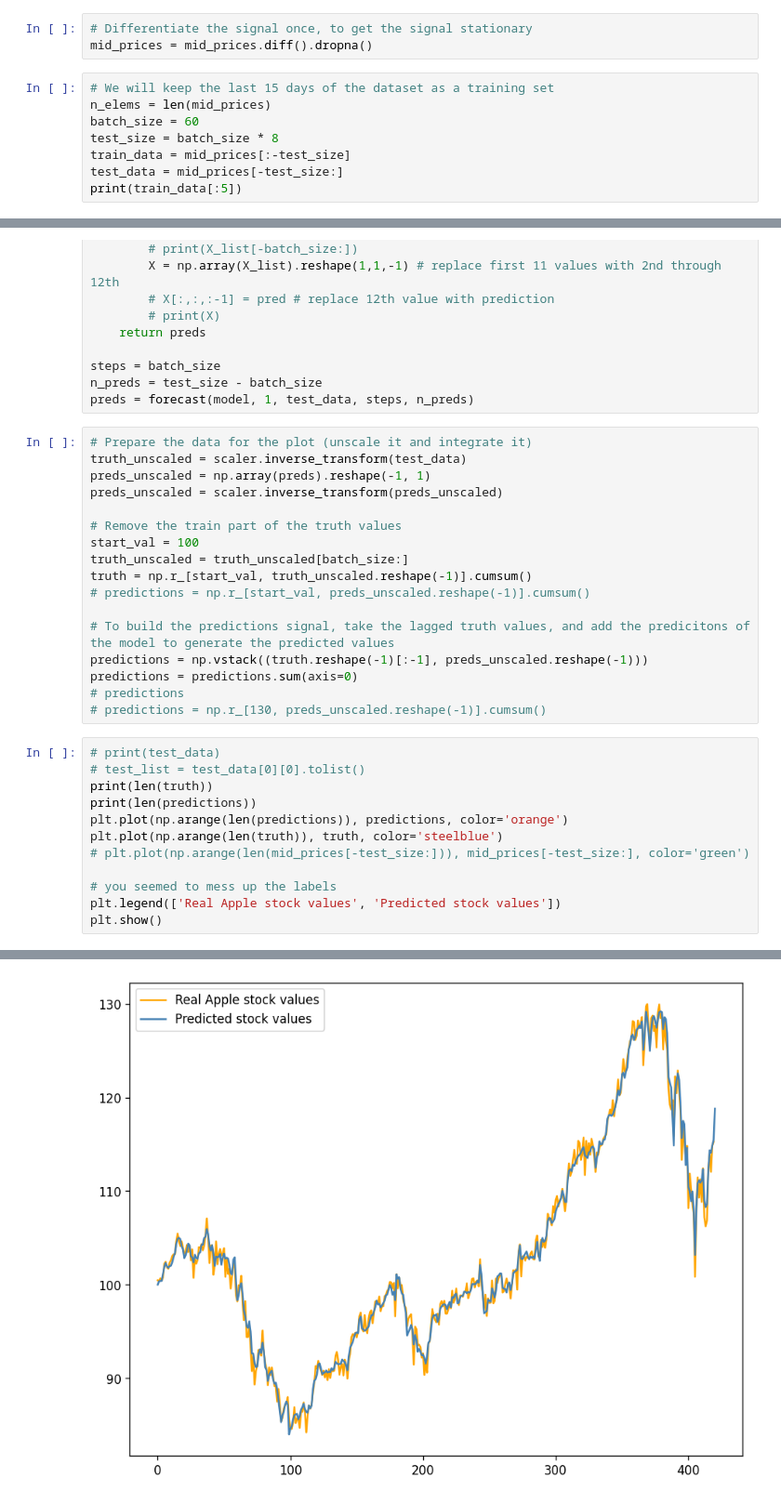
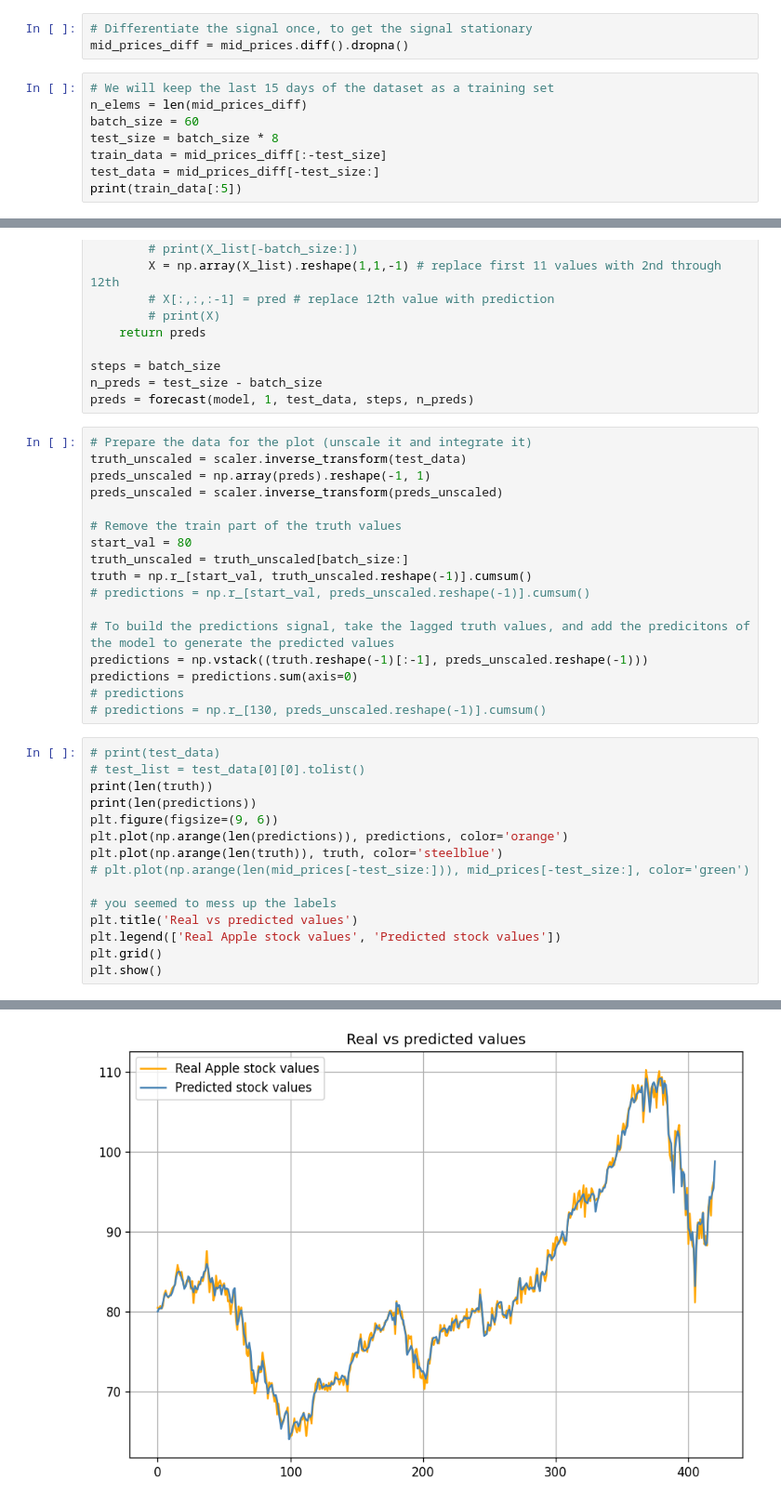
Before and after one commit to killianvervelle/Financial-Forecasting-with-Timeseries, a Jupyter notebook: LSTM.ipynb, the cells around one changed output, grey strips where cells are left out. Shown at 93% size. Saved outputs shown, nothing was run; the diff lists cells and outputs as text.

```diff
--- a/LSTM.ipynb
+++ b/LSTM.ipynb
@@ -95,14 +95,14 @@ plt.show()
 [figure]
 # %%
 # Differentiate the signal once, to get the signal stationary
-mid_prices = mid_prices.diff().dropna()
+mid_prices_diff = mid_prices.diff().dropna()
 # %%
 # We will keep the last 15 days of the dataset as a training set
-n_elems = len(mid_prices)
+n_elems = len(mid_prices_diff)
 batch_size = 60
 test_size = batch_size * 8
-train_data = mid_prices[:-test_size]
-test_data = mid_prices[-test_size:]
+train_data = mid_prices_diff[:-test_size]
+test_data = mid_prices_diff[-test_size:]
 print(train_data[:5])
 # %% [output]
 Date
@@ -234,7 +239,7 @@ preds_unscaled = np.array(preds).reshape(-1, 1)
 preds_unscaled = scaler.inverse_transform(preds_unscaled)
 
 # Remove the train part of the truth values
-start_val = 100
+start_val = 80
 truth_unscaled = truth_unscaled[batch_size:]
 truth = np.r_[start_val, truth_unscaled.reshape(-1)].cumsum()
 # predictions = np.r_[start_val, preds_unscaled.reshape(-1)].cumsum()
@@ -247,16 +252,19 @@ predictions = predictions.sum(axis=0)
 # %%
 # print(test_data)
 # test_list = test_data[0][0].tolist()
 print(len(truth))
 print(len(predictions))
+plt.figure(figsize=(9, 6))
 plt.plot(np.arange(len(predictions)), predictions, color='orange')
 plt.plot(np.arange(len(truth)), truth, color='steelblue')
 # plt.plot(np.arange(len(mid_prices[-test_size:])), mid_prices[-test_size:], color='green')
 
 # you seemed to mess up the labels
+plt.title('Real vs predicted values')
 plt.legend(['Real Apple stock values', 'Predicted stock values'])
+plt.grid()
 plt.show()
 # %% [output]
 421
 420
-[figure, old version]
+[figure, new version]
```
Also changed, not shown: parts of 7 cells of this notebook, 1 other file.
